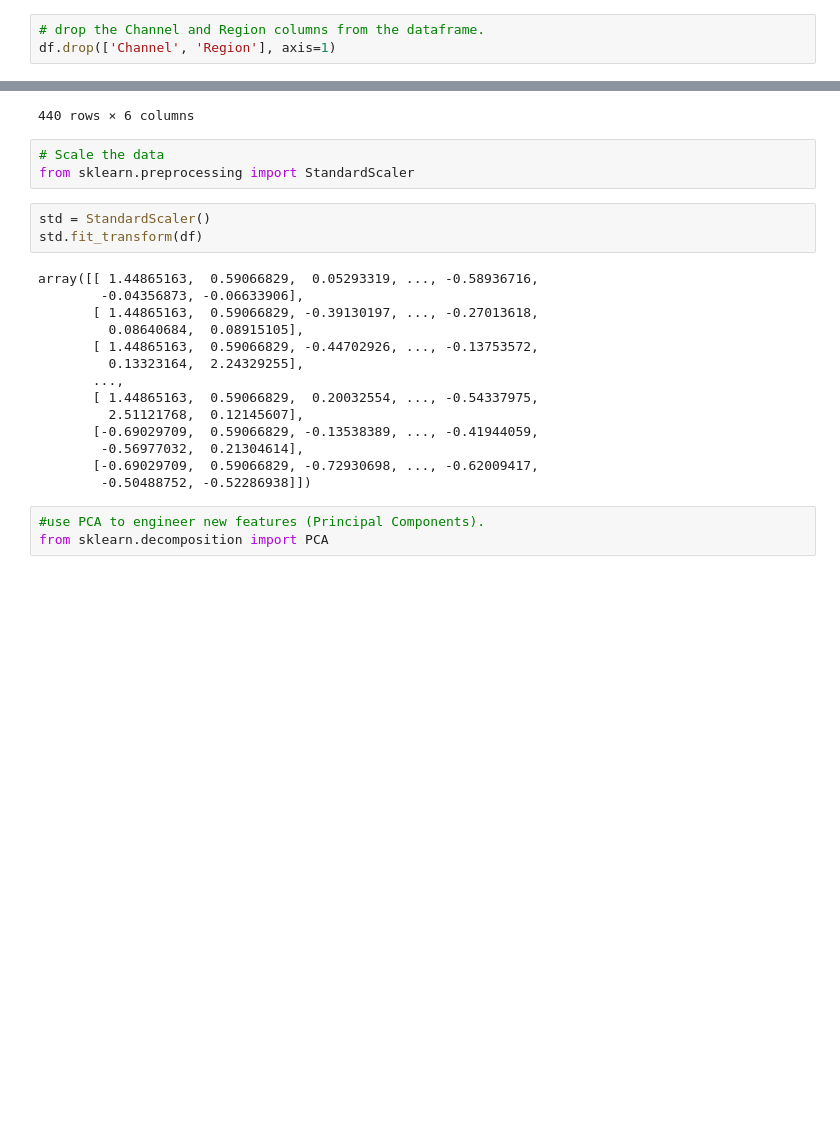
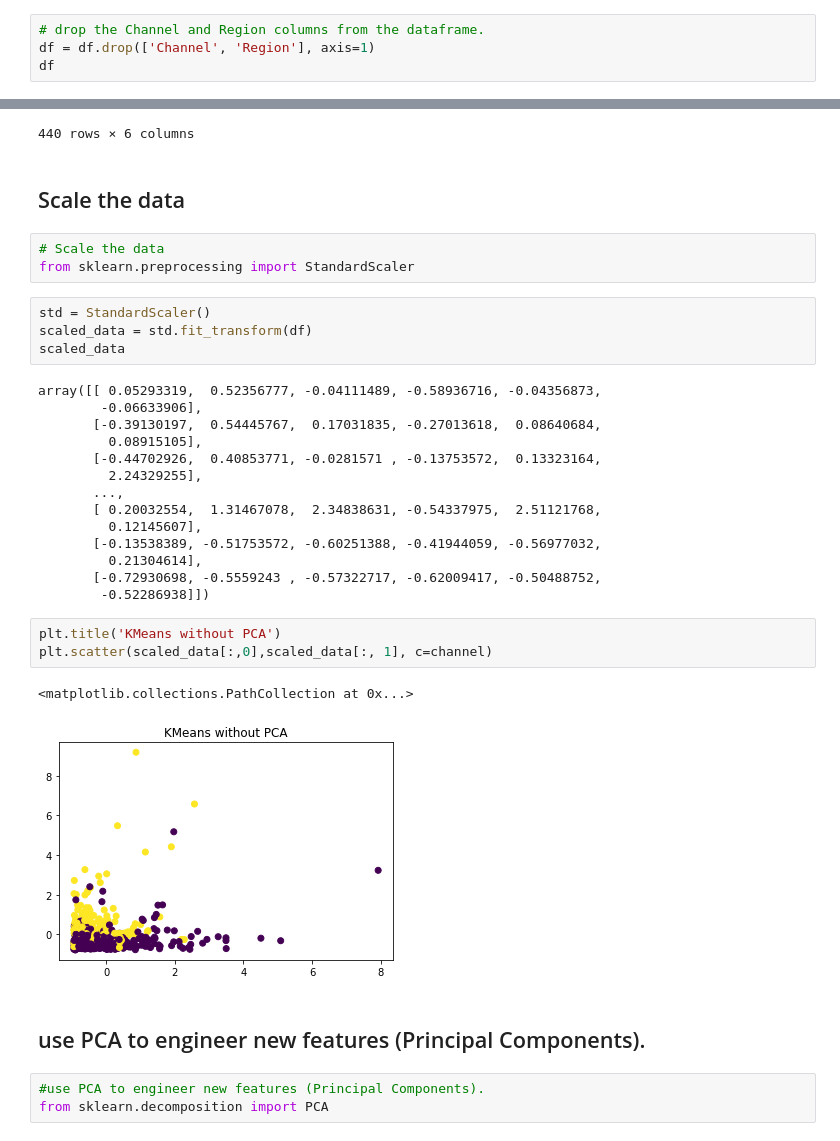
Before and after one commit to liyaSileshi/wholesale_PCA, a Jupyter notebook: wholesale.ipynb, the cells around one changed output, grey strips where cells are left out. Saved outputs shown, nothing was run; the diff lists cells and outputs as text; blank space fills up the shorter version.

Commit message:
adding kmeans

```diff
--- a/wholesale.ipynb
+++ b/wholesale.ipynb
@@ -103,6 +82,7 @@ array([2, 2, 2, 1, 2, 2, 2, 2, 1, 2, 2, 2, 2, 2, 2, 1, 2, 1, 2, 1, 2, 1,
 # %%
 # drop the Channel and Region columns from the dataframe.
-df.drop(['Channel', 'Region'], axis=1)
+df = df.drop(['Channel', 'Region'], axis=1)
+df
 # %% [output]
 |  | Fresh | Milk | Grocery | Frozen | Detergents_Paper | Delicassen |
 | 0 | 12669 | 9656 | 7561 | 214 | 2674 | 1338 |
@@ -117,26 +97,37 @@ df.drop(['Channel', 'Region'], axis=1)
 | 438 | 10290 | 1981 | 2232 | 1038 | 168 | 2125 |
 | 439 | 2787 | 1698 | 2510 | 65 | 477 | 52 |
 440 rows × 6 columns
+# %% [markdown]
+## Scale the data
 # %%
 # Scale the data
 from sklearn.preprocessing import StandardScaler
 # %%
 std = StandardScaler()
-std.fit_transform(df)
+scaled_data = std.fit_transform(df)
+scaled_data
 # %% [output]
-array([[ 1.44865163,  0.59066829,  0.05293319, ..., -0.58936716,
-        -0.04356873, -0.06633906],
-       [ 1.44865163,  0.59066829, -0.39130197, ..., -0.27013618,
-         0.08640684,  0.08915105],
-       [ 1.44865163,  0.59066829, -0.44702926, ..., -0.13753572,
-         0.13323164,  2.24329255],
+array([[ 0.05293319,  0.52356777, -0.04111489, -0.58936716, -0.04356873,
+        -0.06633906],
+       [-0.39130197,  0.54445767,  0.17031835, -0.27013618,  0.08640684,
+         0.08915105],
+       [-0.44702926,  0.40853771, -0.0281571 , -0.13753572,  0.13323164,
+         2.24329255],
        ...,
-       [ 1.44865163,  0.59066829,  0.20032554, ..., -0.54337975,
-         2.51121768,  0.12145607],
-       [-0.69029709,  0.59066829, -0.13538389, ..., -0.41944059,
-        -0.56977032,  0.21304614],
-       [-0.69029709,  0.59066829, -0.72930698, ..., -0.62009417,
-        -0.50488752, -0.52286938]])
+       [ 0.20032554,  1.31467078,  2.34838631, -0.54337975,  2.51121768,
+         0.12145607],
+       [-0.13538389, -0.51753572, -0.60251388, -0.41944059, -0.56977032,
+         0.21304614],
+       [-0.72930698, -0.5559243 , -0.57322717, -0.62009417, -0.50488752,
+        -0.52286938]])
+# %%
+plt.title('KMeans without PCA')
+plt.scatter(scaled_data[:,0],scaled_data[:, 1], c=channel)
+# %% [output]
+<matplotlib.collections.PathCollection at 0x...>
+[figure, added]
+# %% [markdown]
+## use PCA to engineer new features (Principal Components).
 # %%
 #use PCA to engineer new features (Principal Components).
 from sklearn.decomposition import PCA
```
Also changed, not shown: parts of 23 cells of this notebook.
